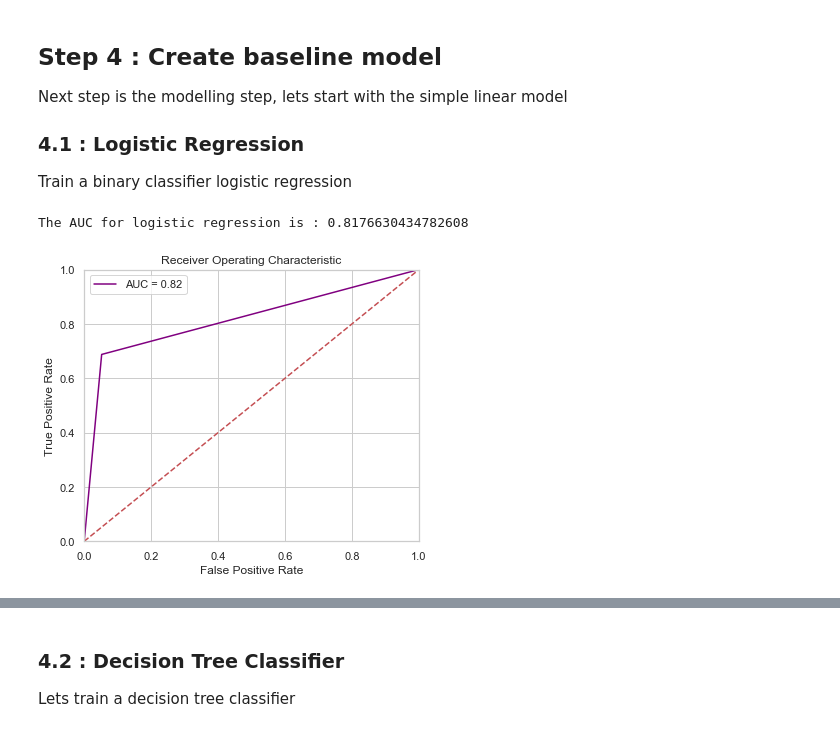
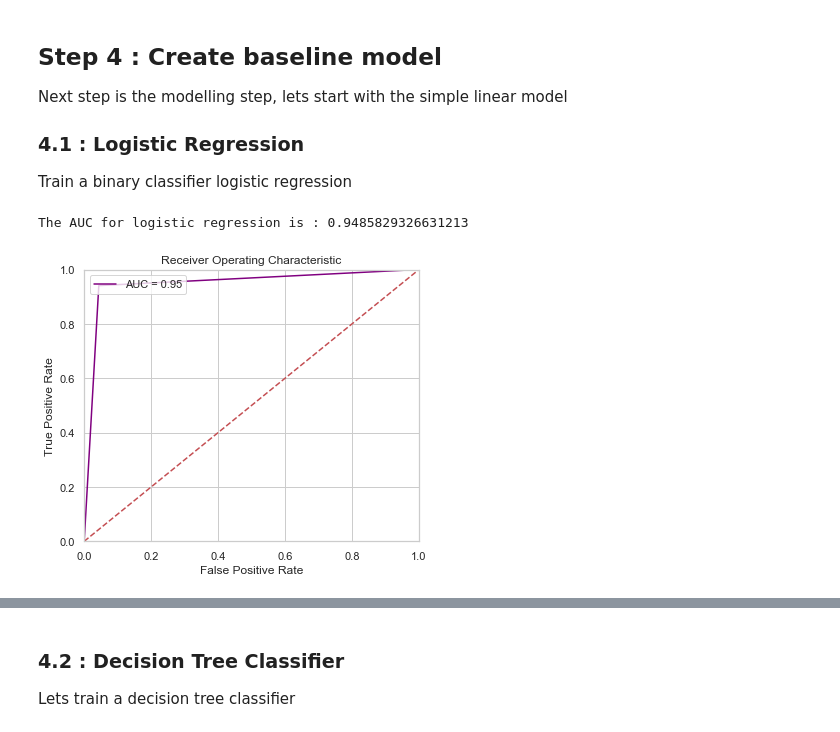
Before and after one commit to shivam5992/aster, a Jupyter notebook: scripts/baseline_kerenel.ipynb, the cells around one changed output, grey strips where cells are left out. Drawn from its saved outputs; the diff is of its cells as text; code cells hidden in the pictures.

```diff
--- a/scripts/baseline_kerenel.ipynb
+++ b/scripts/baseline_kerenel.ipynb
@@ -82,13 +83,19 @@ get predictor and target variables
 # %%
-## get predictor and target variables
-_target = "Survived"
+## separate predictors and target variables
+_target = "class"
 Y = train_df[_target]
 distinct_Y = Y.value_counts().index
 
-_id = "PassengerId"
-if _id == "": ## if no id is present, lets create a dummy
+## separate the id column
+_id = ""
+if _id == "": ## if id is not present, create a dummy
     _id = "id"
     train_df[_id] = 1
     test_df[_id] = 1
 if _id not in list(test_df.columns):
     test_df[_id] = 1
+
+## drop the target and id columns
+train_df = train_df.drop([_target, _id], axis=1)
+test_id = test_df[_id]
+test_df = test_df.drop([_id], axis=1)
@@ -214,23 +225,28 @@ In the data preprocessing step, we will perform label encoding of categorical va
 ### 3.1 Label Encoding
 In this step, convert the categorical variables into label encoded forms
 # %%
-if tag != "doc":
-    columns = train_df.columns
-    num_cols = train_df._get_numeric_data().columns
-    cat_cols = list(set(columns) - set(num_cols))
+columns = train_df.columns
+num_cols = train_df._get_numeric_data().columns
+cat_cols = list(set(columns) - set(num_cols))
 
+if tag == "doc":
+    print ("No columns available for label encoding")
+elif len(cat_cols) > 0:
     for col in cat_cols:
         le = LabelEncoder()
+
         if col in list(test_df.columns):
             le.fit(list(train_df[col].values) + list(test_df[col].values))
         else:
             le.fit(list(train_df[col].values))
+
         train_df[col] = le.transform(list(train_df[col].values))
         try:
             test_df[col] = le.transform(list(test_df[col].values))
         except:
             pass
 
+## label encode the target variable (if object type)
 if Y.dtype.name == "object":
     le = LabelEncoder()
     Y = le.fit_transform(Y.values)
@@ -239,7 +255,11 @@ if Y.dtype.name == "object":
 
 Handle the missing values, for continuous variables, replace by mean. For categorical variables, replace by mode
 # %%
-if tag != "doc":
+if tag == "doc":
+    train_df[textcol] = train_df[textcol].fillna("")
+    if textcol in test_df:
+        test_df[textcol] = test_df[textcol].fillna("")
+else:
     ## for numerical columns, replace the missing values by mean
     train_df[num_cols] = train_df[num_cols].fillna(train_df[num_cols].mean())
     try:
@@ -249,8 +269,8 @@ if tag != "doc":
 
     ## for categorical columns, replace the missing values by mode
     train_df[cat_cols] = train_df[cat_cols].fillna(train_df[cat_cols].mode())
-
     try:
         test_df[cat_cols] = test_df[cat_cols].fillna(test_df[cat_cols].mode())
     except:
         pass
+print ("Treated missing values in the dataset")
@@ -266,11 +288,8 @@ if tag == "doc":
                             token_pattern=r'\w{1,}', stop_words = 'english')
     tfidf.fit(list(train_df[textcol].values))
     xtrain = tfidf.transform(train_df[textcol].values)
-
-    try:
+    if textcol in test_df.columns:
         xtest = tfidf.transform(test_df[textcol].values)
-    except:
-        pass
 else:
     xtrain = train_df
     xtest = test_df
@@ -321,35 +329,32 @@ Train a binary classifier logistic regression
 # %%
 model1 = LogisticRegression()
 model1.fit(X_train, y_train)
 valp = model1.predict(X_valid)
 
 def generate_auc(y_valid, valp, model_name):
     auc_scr = roc_auc_score(y_valid, valp)
     print('The AUC for ' +model_name+ ' is :', auc_scr)
 
     fpr, tpr, thresholds = roc_curve(y_valid, valp)
     roc_auc = auc(fpr, tpr)
 
     plt.figure(figsize=(6,5))
     plt.title('Receiver Operating Characteristic')
     plt.plot(fpr, tpr, 'purple', label = 'AUC = %0.2f' % roc_auc)
     plt.legend(loc = 'upper left')
     plt.plot([0, 1], [0, 1],'r--')
     plt.xlim([0, 1])
     plt.ylim([0, 1])
 
     plt.ylabel('True Positive Rate')
     plt.xlabel('False Positive Rate')
     plt.show()
 
-## will only plot auc roc if the target is binary
-try:
+if len(distinct_Y) == 2:
     generate_auc(y_valid, valp, model_name="logistic regression")
-except:
-    pass
 # %% [output]
-The AUC for logistic regression is : 0.8176630434782608
+The AUC for logistic regression is : 0.9485829326631213
-[figure, old version]
+[figure, new version]
 # %%
 def plot_confusion_matrix(cm, classes, normalize=False, title='Confusion matrix', cmap=plt.cm.Blues):
     if normalize:
```
Also changed, not shown: parts of 38 cells of this notebook, 2 other files.
